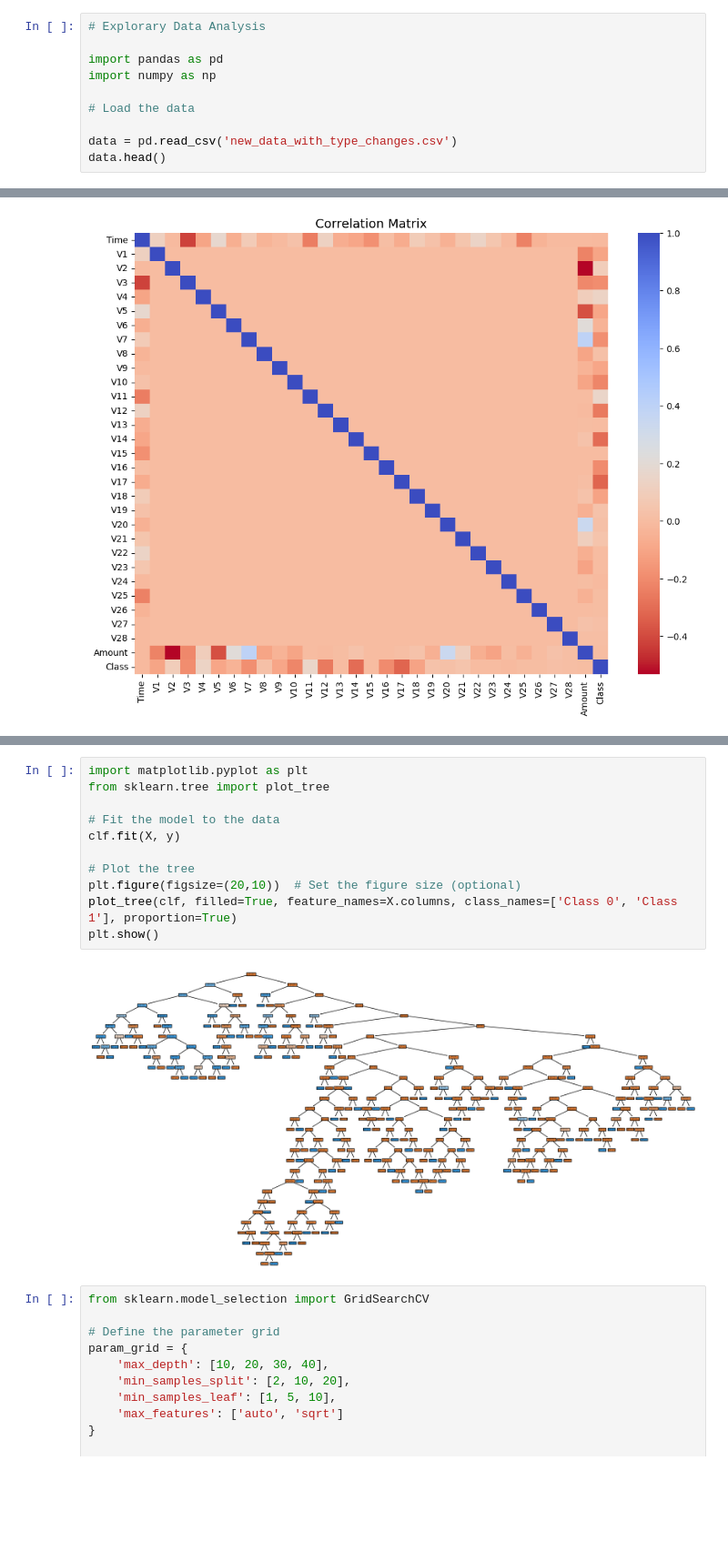
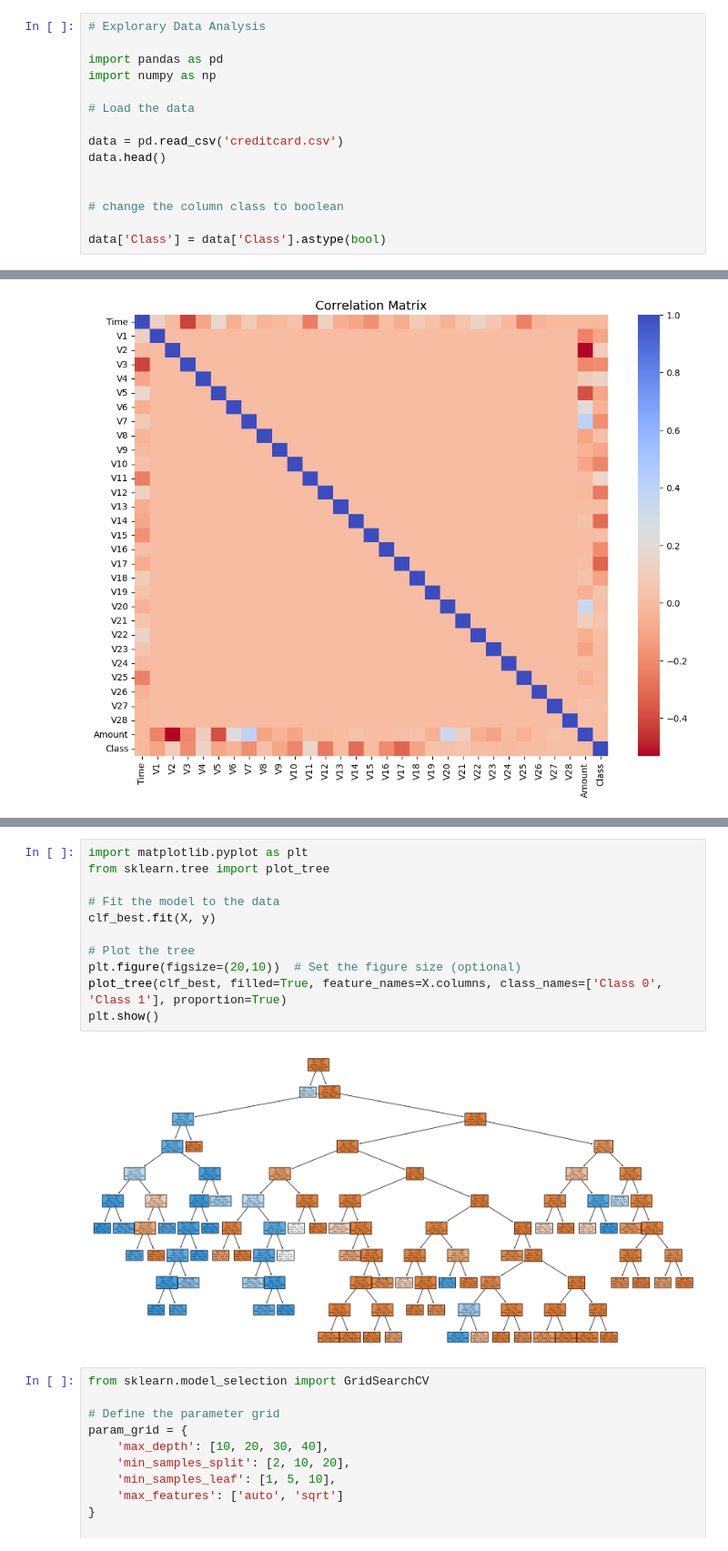
Before and after one commit to scohail/Fraude_Detection, a Jupyter notebook: DT.ipynb, the cells around one changed output, grey strips where cells are left out. Shown at 91% size. Drawn from its saved outputs; the diff is of its cells as text; blank space fills up the shorter version.

```diff
--- a/DT.ipynb
+++ b/DT.ipynb
@@ -6,5 +6,10 @@ import numpy as np
 
 # Load the data
 
-data = pd.read_csv('new_data_with_type_changes.csv')
+data = pd.read_csv('creditcard.csv')
 data.head()
+
+
+# change the column class to boolean
+
+data['Class'] = data['Class'].astype(bool)
@@ -221,16 +161,16 @@ Mean  0.588774
 # %%
 import matplotlib.pyplot as plt
 from sklearn.tree import plot_tree
 
 # Fit the model to the data
-clf.fit(X, y)
+clf_best.fit(X, y)
 
 # Plot the tree
 plt.figure(figsize=(20,10))  # Set the figure size (optional)
-plot_tree(clf, filled=True, feature_names=X.columns, class_names=['Class 0', 'Class 1'], proportion=True)
+plot_tree(clf_best, filled=True, feature_names=X.columns, class_names=['Class 0', 'Class 1'], proportion=True)
 plt.show()
 # %% [output]
-[figure, old version]
+[figure, new version]
 # %%
 from sklearn.model_selection import GridSearchCV
 
```
Also changed, not shown: parts of 11 cells of this notebook.
